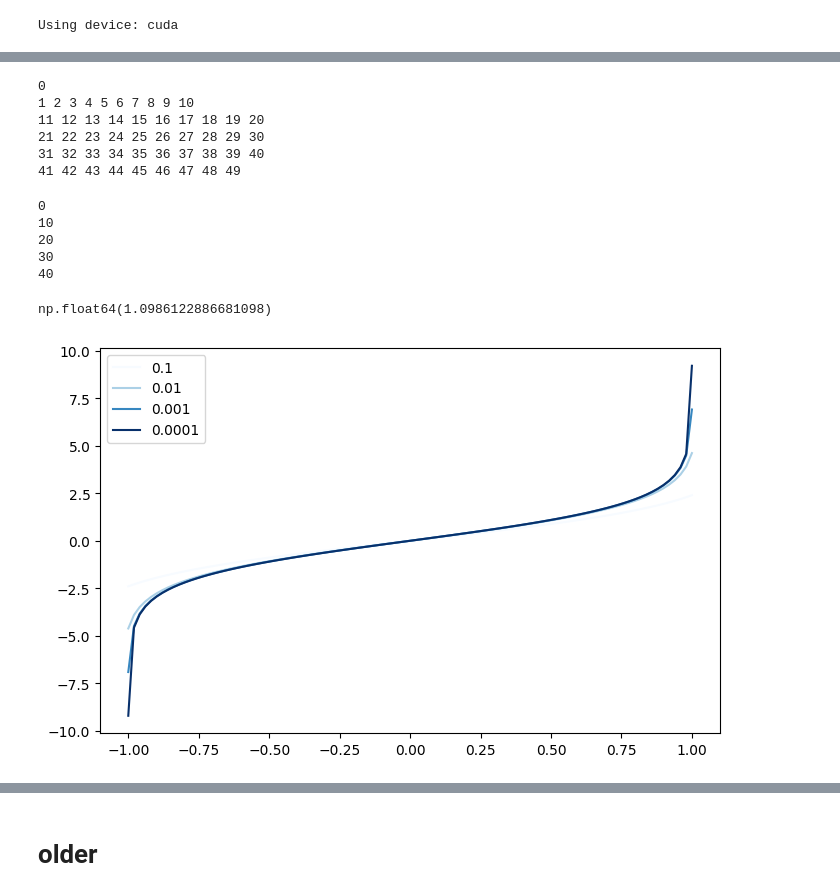
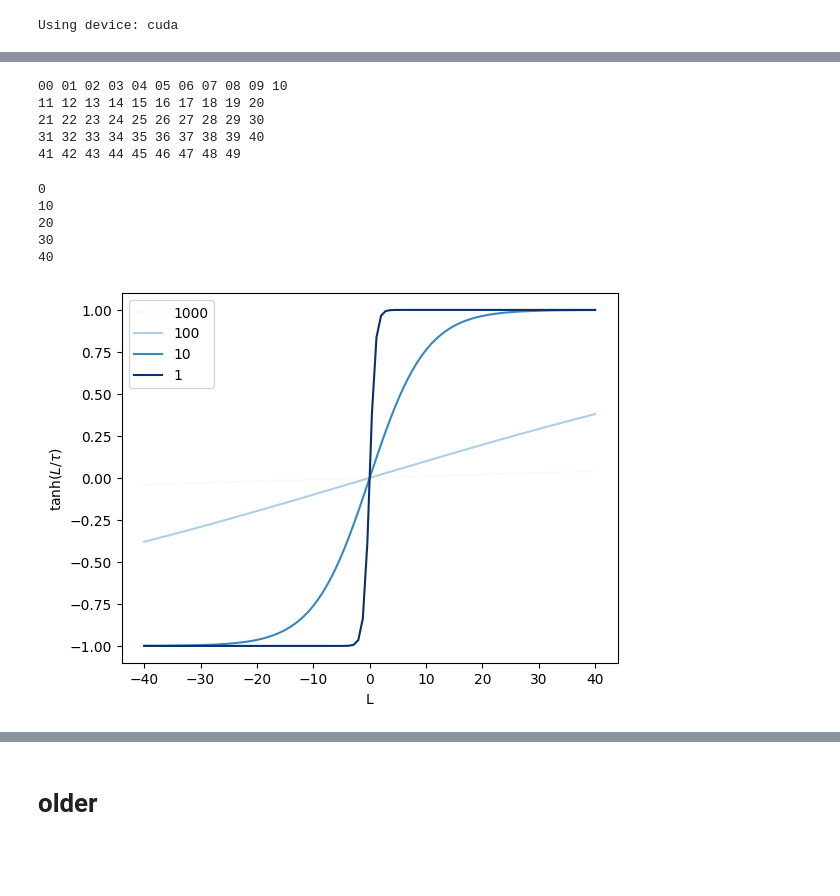
Before and after one commit to stmorse/scope2, a Jupyter notebook: notebooks/rewards.ipynb, the cells around one changed output, grey strips where cells are left out. Cells and saved outputs as stored; diff of their text form; code cells hidden in the pictures; blank space fills up the shorter version.

```diff
--- a/notebooks/rewards.ipynb
+++ b/notebooks/rewards.ipynb
@@ -239,8 +235,8 @@ N_CONVOS = 50
 conversations = []
 
 for m in range(N_CONVOS):
-    print(f"{m} ", end="")
-    if m % 10 == 0: print()
+    print(f"{m:02} ", end="")
+    if m % 10 == 0 and m > 0: print()
 
     convo = []
 
@@ -265,8 +261,7 @@ for m in range(N_CONVOS):
 
     conversations.append(convo)
 # %% [output]
-0
-1 2 3 4 5 6 7 8 9 10
+00 01 02 03 04 05 06 07 08 09 10
 11 12 13 14 15 16 17 18 19 20
 21 22 23 24 25 26 27 28 29 30
 31 32 33 34 35 36 37 38 39 40
@@ -283,7 +278,7 @@ g_scores = []               # logits (aggregated, multiple hypotheses)
 h_scores = []               # logits (full, multiple hypotheses)
 q_scores = []               # scaled interview, multiple hypotheses
 
-rscale = lambda r: (r - 1)/9  # rescale 1-10 -> [0, 1]
+rscale = lambda r: (r - 1)/8  # rescale 1-9 -> [0, 1]
 
 for i, convo in enumerate(conversations):
     if i % 10 == 0: print(i)
@@ -293,9 +288,11 @@ for i, convo in enumerate(conversations):
     g, h, q = [], [], []
 
     for state in convo[::2]:   # just score Agent 0
+        all0 = " ".join(state.get_messages_from_agent(agent=0))
+
         # score aggregated utterances
         phrase_scores = []
-        for phrase in state.messages[-1].split("."):
+        for phrase in all0.split("."):
             s = nli_model.get_embed_and_prob(
                 premise=phrase, hypothesis=hypothesis
             )
@@ -304,7 +301,6 @@ for i, convo in enumerate(conversations):
         e.append(phrase_scores)
 
         # score entire dialogue
-        all0 = "\n".join(state.get_messages_from_agent(agent=0))
         s = nli_model.get_embed_and_prob(
             premise=all0, hypothesis=hypothesis
         )
@@ -314,7 +310,7 @@ for i, convo in enumerate(conversations):
         rating = agents[a].interview(
             state, hypothesis=hypothesis, use_persona=True
         )
-        r.append(rscale(rating))
+        r.append(rating)
 
         #
 
@@ -322,7 +318,7 @@ for i, convo in enumerate(conversations):
         hypo_scores = []
         for hypo in hypotheses:
             phrase_scores = []
-            for phrase in state.messages[-1].split("."):
+            for phrase in all0.split("."):
                 s = nli_model.get_embed_and_prob(
                     premise=phrase, hypothesis=hypo
                 )
@@ -335,7 +331,6 @@ for i, convo in enumerate(conversations):
         # score full against multiple
         hypo_scores = []
         for hypo in hypotheses:
-            all0 = "\n".join(state.get_messages_from_agent(agent=0))
             s = nli_model.get_embed_and_prob(
                 premise=all0, hypothesis=hypo
             )
@@ -349,7 +344,7 @@ for i, convo in enumerate(conversations):
             rating = agents[a].interview(
                 state, hypothesis=hypo, use_persona=True
             )
-            hypo_scores.append(rscale(rating))
+            hypo_scores.append(rating)
         hypo_scores = np.array(hypo_scores).mean()
         q.append(hypo_scores)
 
@@ -366,7 +361,3 @@ for i, convo in enumerate(conversations):
 20
 30
 40
-# %%
-l0
-# %% [output]
-np.float64(1.0986122886681098)
@@ -373 +372,16 @@ np.float64(1.0986122886681098)
+# %%
+xs = np.linspace(-40, 40, 100)
+
+taus = [1000, 100, 10, 1]
+colors = plt.cm.Blues(np.linspace(0,1, len(taus)))
+
+for i in range(len(taus)):
+    plt.plot(xs, np.tanh(xs / taus[i]), color=colors[i], linestyle='-', label=taus[i])
+
+plt.xlabel("L")
+plt.ylabel("$\\tanh(L/\\tau)$")
+plt.legend()
+plt.show()
+# %% [output]
+[figure, added]
 # %%
@@ -384,16 +409,0 @@ def get_ell(scores, use_lse=False):
-# %%
-vs = np.linspace(-1,1,100)
-vs_ = (vs + 1) / 2
-
-fig, ax = plt.subplots(1,1, figsize=(8,5))
-
-colors = plt.cm.Blues(np.linspace(0,1,4))
-
-for i,eps in enumerate([0.1, 0.01, 0.001, 0.0001]):
-    ls = logit(vs_, eps=eps)
-    ax.plot(vs, ls, color=colors[i], linestyle='-', label=eps)
-
-ax.legend()
-plt.show()
-# %% [output]
-[figure, removed]
```
Also changed, not shown: parts of 14 cells of this notebook, 2 other files.
